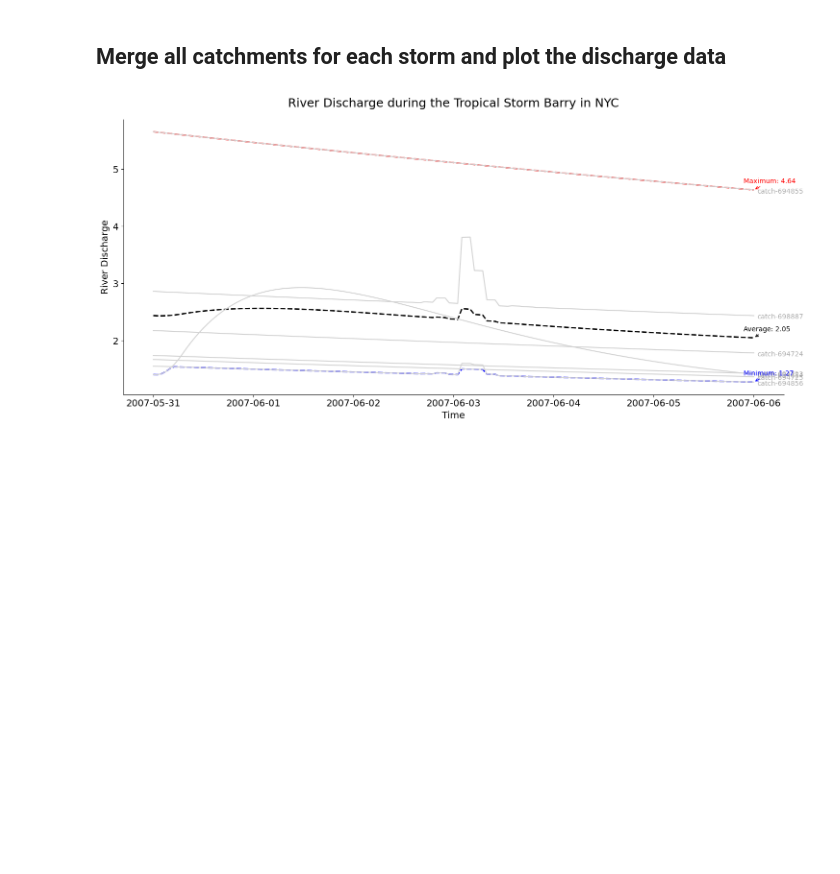
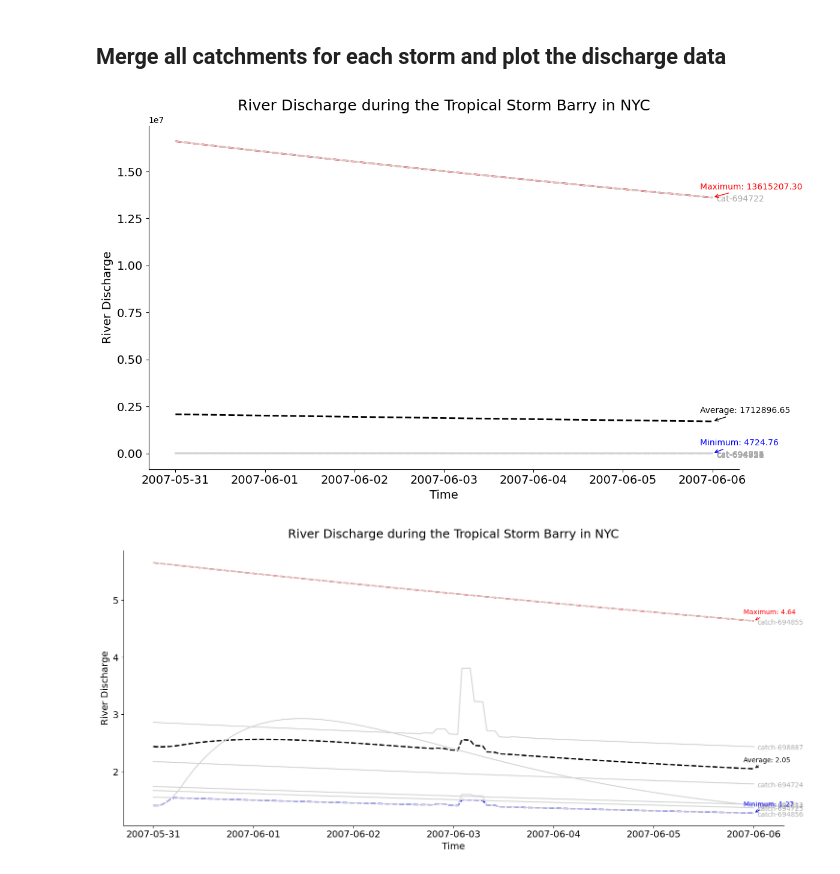
Before and after one commit to javedali99/si2023-compound-flooding, a Jupyter notebook: notebooks/merge-and-plot-all-catchments-of-a-watershed.ipynb, the cells around one changed output. Cells and saved outputs as stored; diff of their text form; code cells hidden in the pictures; blank space fills up the shorter version.

Commit message:
Convert discharge from m/hr to m3/s for all catchments during TS Barry

```diff
--- a/notebooks/merge-and-plot-all-catchments-of-a-watershed.ipynb
+++ b/notebooks/merge-and-plot-all-catchments-of-a-watershed.ipynb
@@ -65,0 +72,2 @@ os.getcwd()
+# %%
+catchment_areas_df = pd.read_csv("catchments_areas.csv")
@@ -81,7 +101,7 @@ def get_catchment_id(filename):
     match = re.search(r'nex-(\d+)_output.csv', filename)
 
     # If a match is found, prefix 'catch-', suffix '-discharge' and return. If no match, return None.
-    return 'catch-' + match.group(1) + '-discharge' if match else None
+    return 'cat-' + match.group(1) + '-discharge' if match else None
 
 
 
@@ -109,9 +129,14 @@ def process_and_plot_files(directory, ids_list):
         if wb_id == 'wb-698891':
             file_path = os.path.join(full_directory, 'nex-698887_output.csv')
             # Read the file and continue to the next iteration
-            df = pd.read_csv(file_path, header=None, names=['index', 'time', 'catch-698887-discharge'])
+            df = pd.read_csv(file_path, header=None, names=['index', 'time', 'cat-698891-discharge'])
             df = df.drop(columns=['index'])
             df['time'] = pd.to_datetime(df['time'])
+
+            # Convert discharge to m3/s
+            area_sqkm_698891 = catchment_areas_df.loc[catchment_areas_df["Catchment ID"] == 'cat-698891', "Area (sqkm)"].values[0]
+            df['cat-698891-discharge'] = df['cat-698891-discharge'] * area_sqkm_698891 * 1000000 / 3600
+
             all_data = pd.merge(all_data, df, on='time', how='outer') if not all_data.empty else df
             continue
 
@@ -125,7 +150,7 @@ def process_and_plot_files(directory, ids_list):
             catchment_id = get_catchment_id(file)
 
             # If the catchment ID in the filename matches the current watershed ID, process it
-            if catchment_id.replace('catch-', '').replace('-discharge', '') == wb_id.replace('wb-', ''):
+            if catchment_id.replace('cat-', '').replace('-discharge', '') == wb_id.replace('wb-', ''):
                 file_path = os.path.join(full_directory, file)
 
                 # Read the CSV file into a DataFrame
@@ -136,6 +161,16 @@ def process_and_plot_files(directory, ids_list):
 
                 # Convert the 'time' column to datetime format
                 df['time'] = pd.to_datetime(df['time'])
+
+                 # Convert discharge to m3/s
+                area_sqkm = catchment_areas_df.loc[catchment_areas_df["Catchment ID"] == catchment_id.replace('-discharge', ''), "Area (sqkm)"].values[0]
+                df[catchment_id] = df[catchment_id] * area_sqkm * 1000000 / 3600
+
+                # If we are processing 'catch-694723-discharge', duplicate it as 'catch-694722-discharge' with different area
+                if catchment_id == 'cat-694723-discharge':
+                    area_sqkm_694722 = catchment_areas_df.loc[catchment_areas_df["Catchment ID"] == 'cat-694722', "Area (sqkm)"].values[0]
+                    df['cat-694722-discharge'] = df[catchment_id] * area_sqkm_694722 * 1000000 / 3600
+
 
                 # If all_data is empty, copy df. Otherwise, merge df into all_data on 'time' column.
                 all_data = pd.merge(all_data, df, on='time', how='outer') if not all_data.empty else df
@@ -217,6 +252,17 @@ def process_and_plot_files(directory, ids_list):
 
     # Displaying the plot
     plt.show()
+# %%
+# Specify the storm name
+storm_name = 'Tropical Storm Barry'
+
+# List of directories to process
+ids_list = ['wb-694856', 'wb-694725', 'wb-694855', 'wb-694724', 'wb-694854', 'wb-694723', 'wb-698891', 'wb-694722']
+
+# Merge, process and plot all catchments river discharge
+process_and_plot_files(storm_name, ids_list)
+# %% [output]
+[figure, added]
 # %%
 # Specify the storm name
 storm_name = 'Tropical Storm Barry'
```
Also changed, not shown: parts of 3 cells of this notebook.
